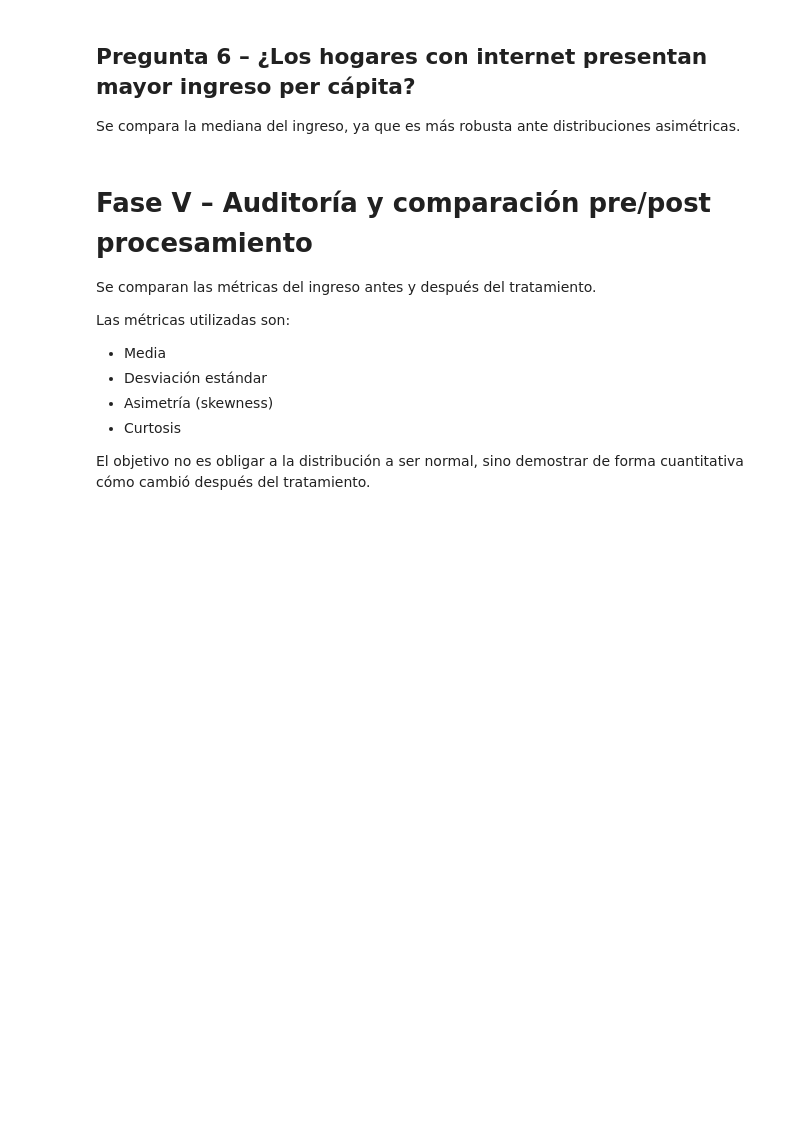
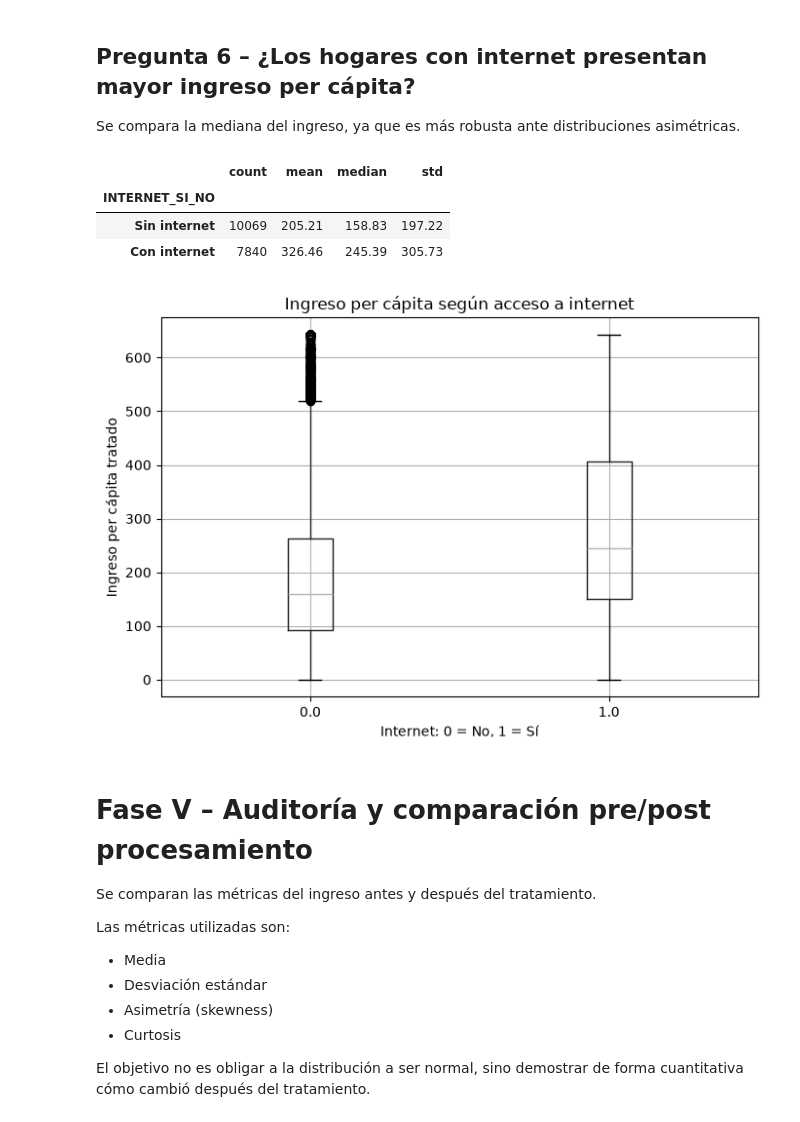
Before and after one commit to Jhumberto11/ProyectoCatedraDataAnalysis, a Jupyter notebook: EHPM_2025_Brecha_Digital_Proyecto.ipynb, the cells around one changed output. Cells and saved outputs as stored; diff of their text form; code cells hidden in the pictures; blank space fills up the shorter version.

```diff
--- a/EHPM_2025_Brecha_Digital_Proyecto.ipynb
+++ b/EHPM_2025_Brecha_Digital_Proyecto.ipynb
@@ -634,11 +648,11 @@ Se crea una variable de **brecha digital**:
 También se crea el logaritmo del ingreso para disponer de una variable menos asimétrica.
 # %%
 hogares_limpio["BRECHA_DIGITAL"] = np.where(
-    (hogares_limpio["INTERNET_BIN"] == 1) &
-    (hogares_limpio["COMPUTADORA_BIN"] == 1),
+    (hogares_limpio["INTERNET_SI_NO"] == 1) &
+    (hogares_limpio["COMPUTADORA_SI_NO"] == 1),
     0,
     np.where(
-        hogares_limpio[["INTERNET_BIN", "COMPUTADORA_BIN"]].notna().all(axis=1),
+        hogares_limpio[["INTERNET_SI_NO", "COMPUTADORA_SI_NO"]].notna().all(axis=1),
         1,
         np.nan
     )
@@ -647,5 +661,5 @@ hogares_limpio["BRECHA_DIGITAL"] = np.where(
 hogares_limpio["LOG_INGPE"] = np.log1p(hogares_limpio["INGPE_LIMPIO"])
 
 hogares_limpio[
-    ["INGPE_LIMPIO", "LOG_INGPE", "INTERNET_BIN", "COMPUTADORA_BIN", "BRECHA_DIGITAL"]
+    ["INGPE_LIMPIO", "LOG_INGPE", "INTERNET_SI_NO", "COMPUTADORA_SI_NO", "BRECHA_DIGITAL"]
 ].head()
@@ -656,7 +677,7 @@ Se utiliza **RobustScaler** para el ingreso y número de computadoras porque el
 
 RobustScaler utiliza la mediana y el rango intercuartílico, por lo que es menos sensible a outliers que StandardScaler.
 # %%
-variables_escalar = ["INGPE_LIMPIO", "R32309B"]
+variables_escalar = ["INGPE_LIMPIO", "r32309b"]
 
 scaler = RobustScaler()
 
@@ -666,5 +687,5 @@ hogares_limpio["INGPE_ESCALADO"] = escaladas[:, 0]
 hogares_limpio["PC_ESCALADO"] = escaladas[:, 1]
 
 hogares_limpio[
-    ["INGPE_LIMPIO", "INGPE_ESCALADO", "R32309B", "PC_ESCALADO"]
+    ["INGPE_LIMPIO", "INGPE_ESCALADO", "r32309b", "PC_ESCALADO"]
 ].head()
@@ -786,23 +879,30 @@ display(pc_area)
 
 Se compara la mediana del ingreso, ya que es más robusta ante distribuciones asimétricas.
 # %%
-ingreso_internet = hogares_limpio.groupby("INTERNET_BIN")["INGPE_IMPUTADO"].agg(
+ingreso_internet = hogares_limpio.groupby("INTERNET_SI_NO")["ingpe"].agg(
     ["count", "mean", "median", "std"]
 )
 
 ingreso_internet.rename(index={0.0: "Sin internet", 1.0: "Con internet"})
+# %% [output]
+|  | count | mean | median | std |
+| INTERNET_SI_NO |  |  |  |  |
+| Sin internet | 10069 | 205.21 | 158.83 | 197.22 |
+| Con internet | 7840 | 326.46 | 245.39 | 305.73 |
 # %%
 hogares_limpio.boxplot(
     column="INGPE_LIMPIO",
-    by="INTERNET_BIN",
+    by="INTERNET_SI_NO",
     figsize=(7, 5)
 )
 plt.title("Ingreso per cápita según acceso a internet")
 plt.suptitle("")
 plt.xlabel("Internet: 0 = No, 1 = Sí")
 plt.ylabel("Ingreso per cápita tratado")
 plt.tight_layout()
 plt.show()
+# %% [output]
+[figure, added]
 # %% [markdown]
 # Fase V – Auditoría y comparación pre/post procesamiento
 
```
Also changed, not shown: parts of 30 cells of this notebook, 2 other files.
